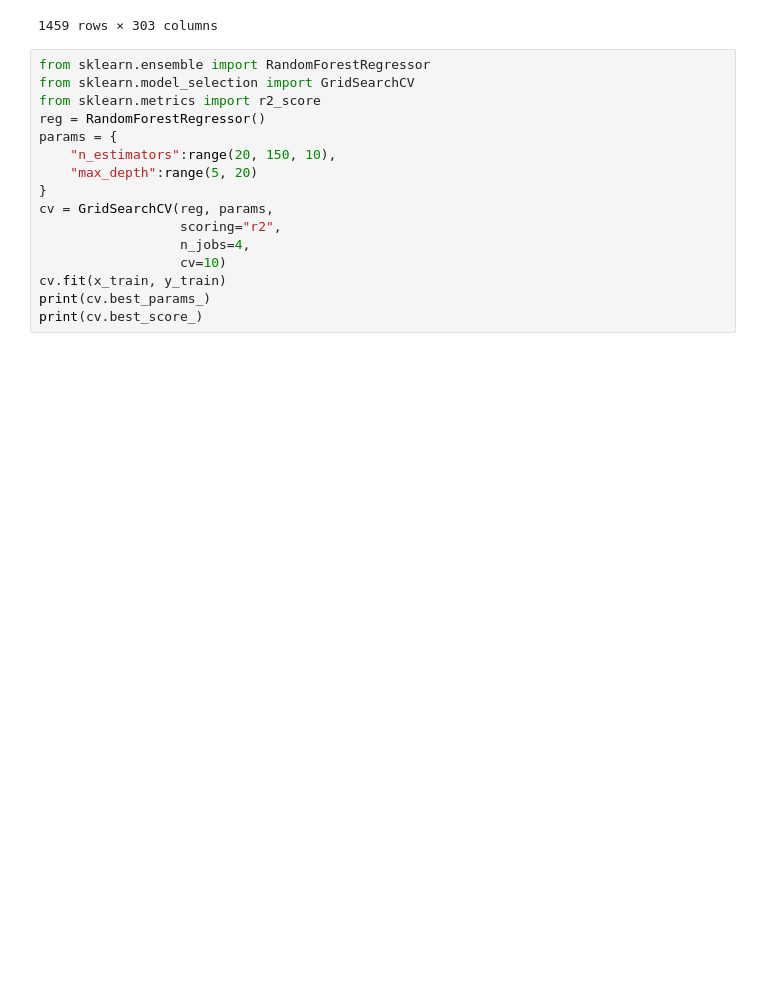
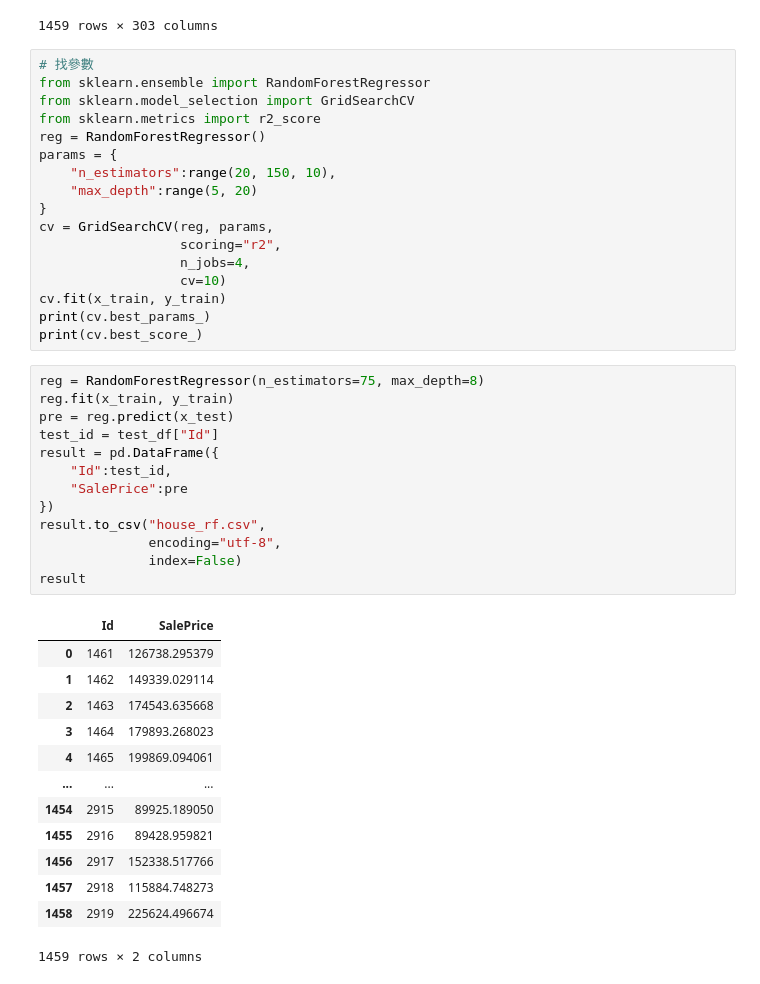
Before and after one commit to Elwing-Chou/ML0407, a Jupyter notebook: house_price.ipynb, the cells around one changed output. Saved outputs shown, nothing was run; the diff lists cells and outputs as text; blank space fills up the shorter version.

```diff
--- a/house_price.ipynb
+++ b/house_price.ipynb
@@ -75,6 +75,7 @@ x_test
 | 1458 | 74.0 | 9627 | 7 | 5 | 1993 | 1994 | 94.0 | 758.0 | ... |
 1459 rows × 303 columns
 # %%
+# 找參數
 from sklearn.ensemble import RandomForestRegressor
 from sklearn.model_selection import GridSearchCV
 from sklearn.metrics import r2_score
@@ -90,3 +91,30 @@ cv = GridSearchCV(reg, params,
 cv.fit(x_train, y_train)
 print(cv.best_params_)
 print(cv.best_score_)
+# %%
+reg = RandomForestRegressor(n_estimators=75, max_depth=8)
+reg.fit(x_train, y_train)
+pre = reg.predict(x_test)
+test_id = test_df["Id"]
+result = pd.DataFrame({
+    "Id":test_id,
+    "SalePrice":pre
+})
+result.to_csv("house_rf.csv",
+              encoding="utf-8",
+              index=False)
+result
+# %% [output]
+|  | Id | SalePrice |
+| 0 | 1461 | 126738.295379 |
+| 1 | 1462 | 149339.029114 |
+| 2 | 1463 | 174543.635668 |
+| 3 | 1464 | 179893.268023 |
+| 4 | 1465 | 199869.094061 |
+| ... | ... | ... |
+| 1454 | 2915 | 89925.189050 |
+| 1455 | 2916 | 89428.959821 |
+| 1456 | 2917 | 152338.517766 |
+| 1457 | 2918 | 115884.748273 |
+| 1458 | 2919 | 225624.496674 |
+1459 rows × 2 columns
```
